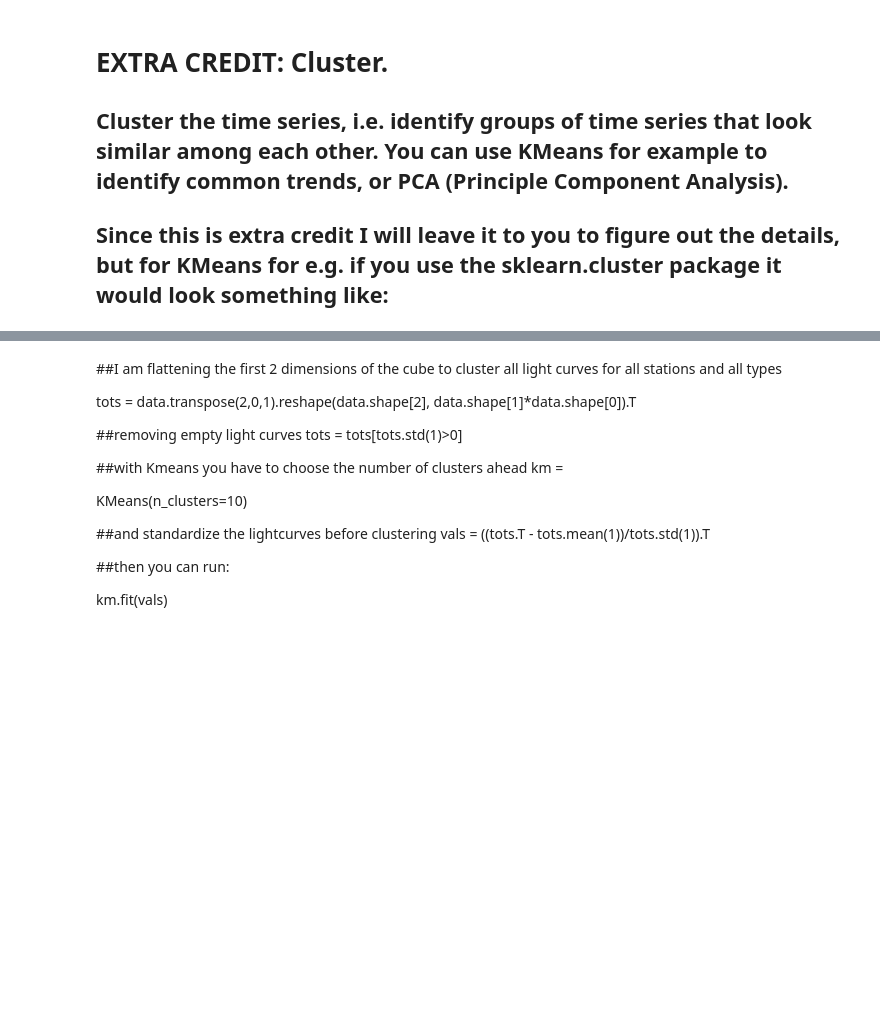
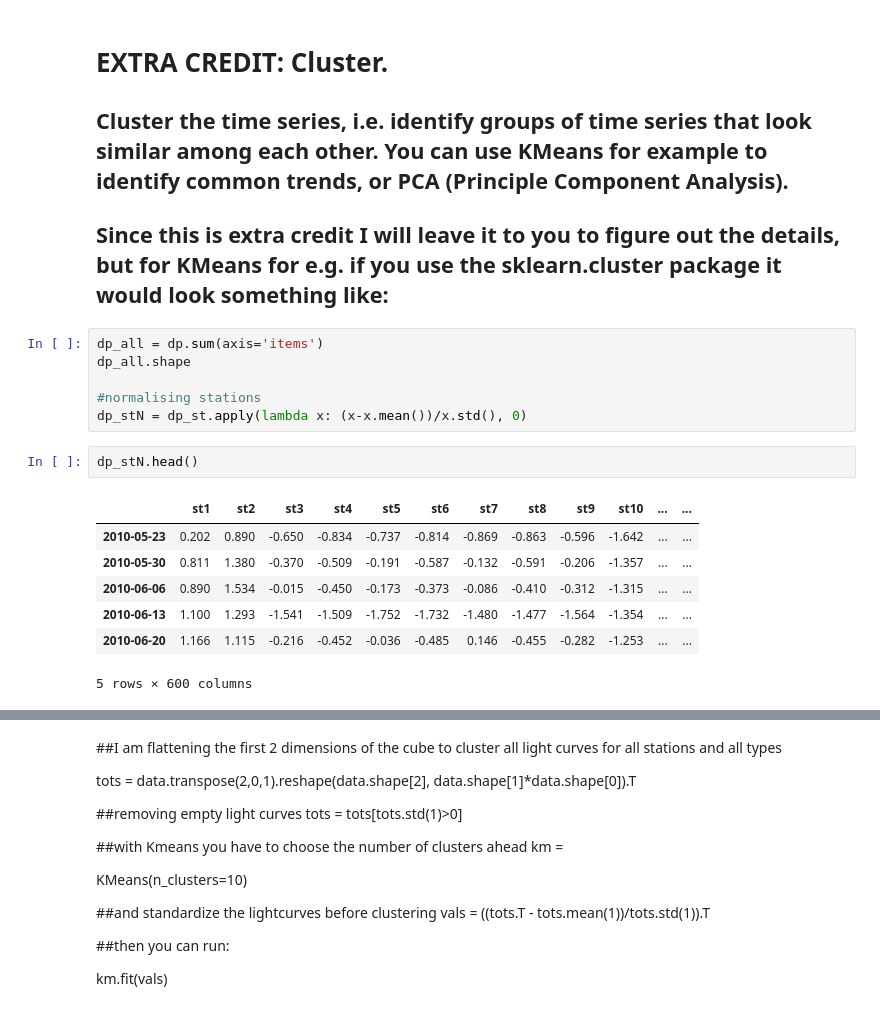
Before and after one commit to Casyfill/PUI2015_Philipp, a Jupyter notebook: HW6/subway_timeseries_Kats.ipynb, the cells around one changed output, grey strips where cells are left out. Saved outputs shown, nothing was run; the diff lists cells and outputs as text; blank space fills up the shorter version.

```diff
--- a/HW6/subway_timeseries_Kats.ipynb
+++ b/HW6/subway_timeseries_Kats.ipynb
@@ -403,3 +406,19 @@ Name: period, dtype: int64
 # EXTRA CREDIT: Cluster.
 ## Cluster the time series, i.e. identify groups of time series that look similar among each other. You can use KMeans for example to identify common trends, or PCA (Principle Component Analysis).
 ## Since this is extra credit I will leave it to you to figure out the details, but for KMeans for e.g. if you use the sklearn.cluster package it would look something like:
+# %%
+dp_all = dp.sum(axis='items')
+dp_all.shape
+
+#normalising stations
+dp_stN = dp_st.apply(lambda x: (x-x.mean())/x.std(), 0)
+# %%
+dp_stN.head()
+# %% [output]
+|  | st1 | st2 | st3 | st4 | st5 | st6 | st7 | st8 | st9 | st10 | ... | ... |
+| 2010-05-23 | 0.202 | 0.890 | -0.650 | -0.834 | -0.737 | -0.814 | -0.869 | -0.863 | -0.596 | -1.642 | ... | ... |
+| 2010-05-30 | 0.811 | 1.380 | -0.370 | -0.509 | -0.191 | -0.587 | -0.132 | -0.591 | -0.206 | -1.357 | ... | ... |
+| 2010-06-06 | 0.890 | 1.534 | -0.015 | -0.450 | -0.173 | -0.373 | -0.086 | -0.410 | -0.312 | -1.315 | ... | ... |
+| 2010-06-13 | 1.100 | 1.293 | -1.541 | -1.509 | -1.752 | -1.732 | -1.480 | -1.477 | -1.564 | -1.354 | ... | ... |
+| 2010-06-20 | 1.166 | 1.115 | -0.216 | -0.452 | -0.036 | -0.485 | 0.146 | -0.455 | -0.282 | -1.253 | ... | ... |
+5 rows × 600 columns
```
Also changed, not shown: parts of 11 cells of this notebook.
